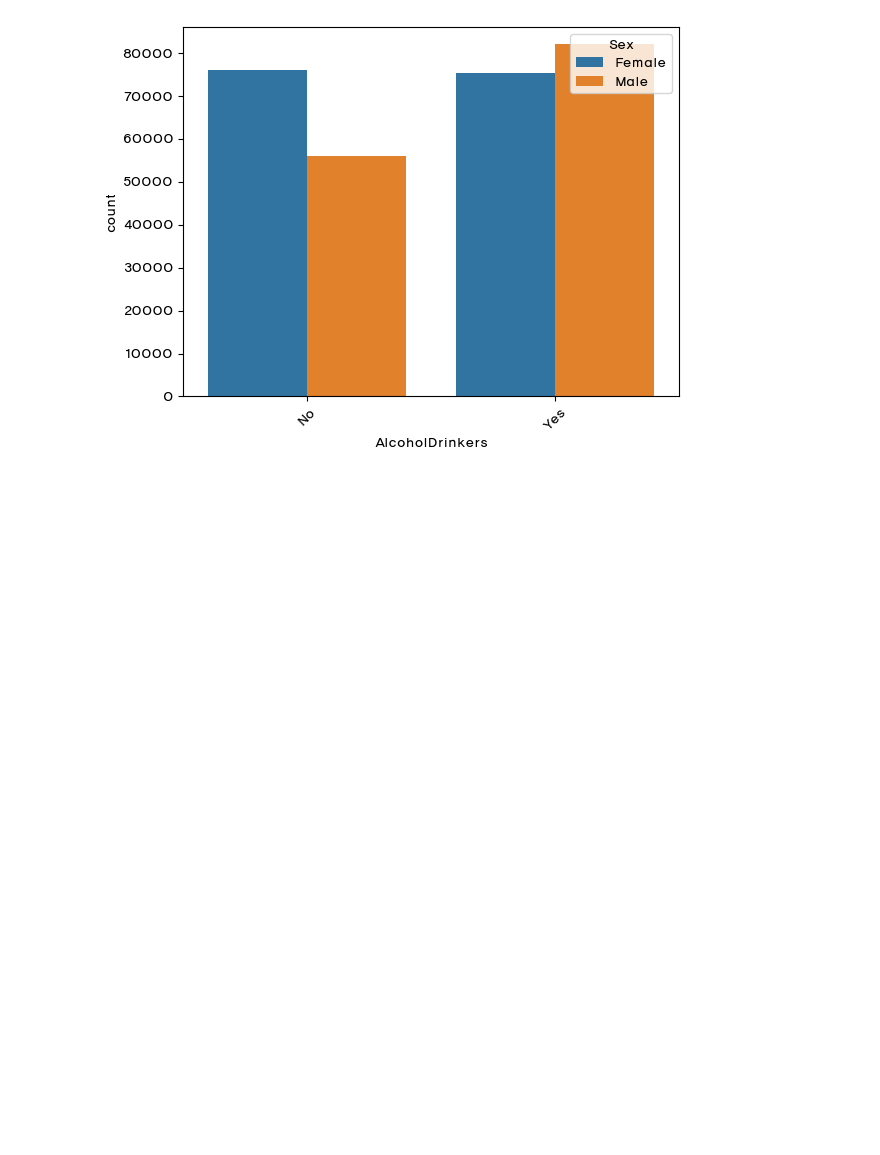
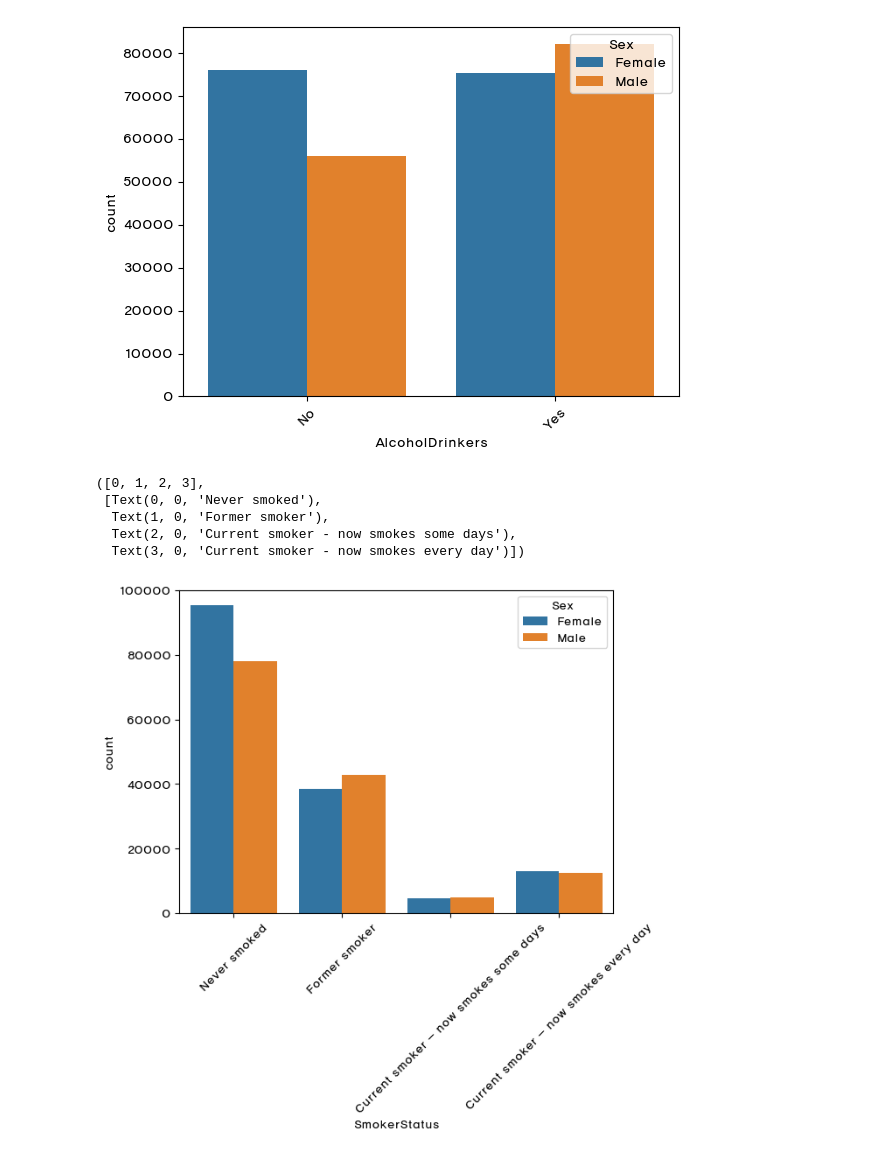
Before and after one commit to Team-3man/disease_analysis, a Jupyter notebook: heart_KSJ.ipynb, the cells around one changed output. Saved outputs shown, nothing was run; the diff lists cells and outputs as text; code cells hidden in the pictures; blank space fills up the shorter version.

```diff
--- a/heart_KSJ.ipynb
+++ b/heart_KSJ.ipynb
@@ -169,3 +169,18 @@ plt.xticks(rotation=45)
 plt.show()
 # %% [output]
 [figure]
+# %%
+sns.countplot(
+    data=df,
+    x='SmokerStatus',
+    palette='tab10',
+    hue='Sex',
+)
+plt.xticks(rotation=45)
+# %% [output]
+([0, 1, 2, 3],
+ [Text(0, 0, 'Never smoked'),
+  Text(1, 0, 'Former smoker'),
+  Text(2, 0, 'Current smoker - now smokes some days'),
+  Text(3, 0, 'Current smoker - now smokes every day')])
+[figure, added]
```
Also changed, not shown: parts of 3 cells of this notebook.
